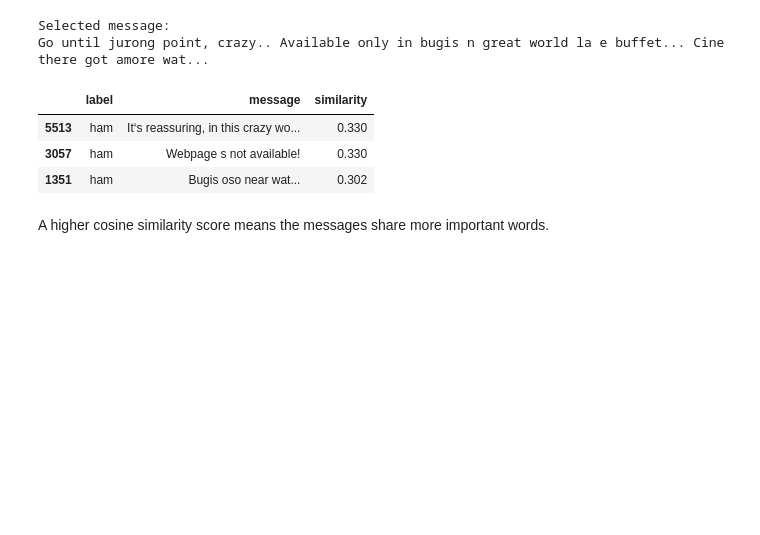
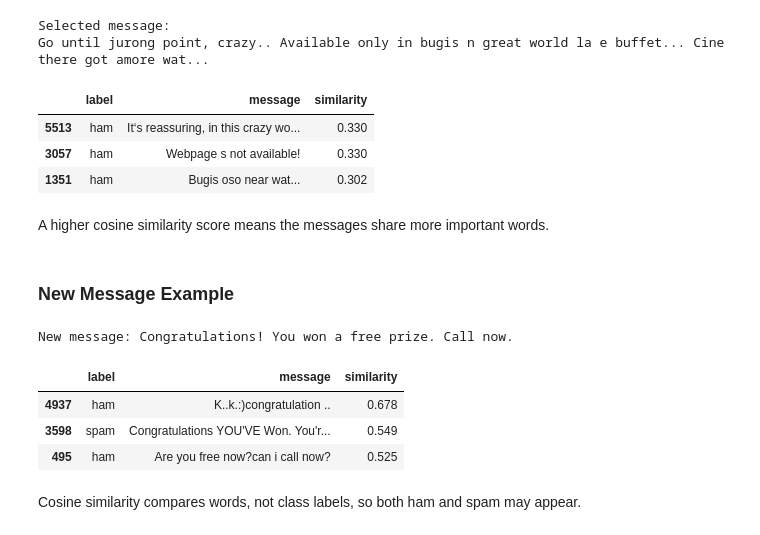
Before and after one commit to fajluna/sms-spam-detection, a Jupyter notebook: notebooks/sms_spam.ipynb, the cells around one changed output. Cells and saved outputs as stored; diff of their text form; code cells hidden in the pictures; blank space fills up the shorter version.

Commit message:
Add similarity test

```diff
--- a/notebooks/sms_spam.ipynb
+++ b/notebooks/sms_spam.ipynb
@@ -241,3 +241,24 @@ Go until jurong point, crazy.. Available only in bugis n great world la e buffet
 | 1351 | ham | Bugis oso near wat... | 0.302 |
 # %% [markdown]
 A higher cosine similarity score means the messages share more important words.
+# %% [markdown]
+### New Message Example
+# %%
+new_message = "Congratulations! You won a free prize. Call now."
+clean_new_message = preprocess_text(new_message)
+new_vector = tfidf_vectorizer.transform([clean_new_message])
+new_scores = cosine_similarity(new_vector, tfidf_matrix).flatten()
+new_indices = new_scores.argsort()[-3:][::-1]
+
+new_results = df.loc[new_indices, ["label", "message"]].copy()
+new_results["similarity"] = new_scores[new_indices].round(3)
+print("New message:", new_message)
+new_results
+# %% [output]
+New message: Congratulations! You won a free prize. Call now.
+|  | label | message | similarity |
+| 4937 | ham | K..k.:)congratulation .. | 0.678 |
+| 3598 | spam | Congratulations YOU'VE Won. You'r... | 0.549 |
+| 495 | ham | Are you free now?can i call now? | 0.525 |
+# %% [markdown]
+Cosine similarity compares words, not class labels, so both ham and spam may appear.
```
Also changed, not shown: parts of 1 cell of this notebook.
